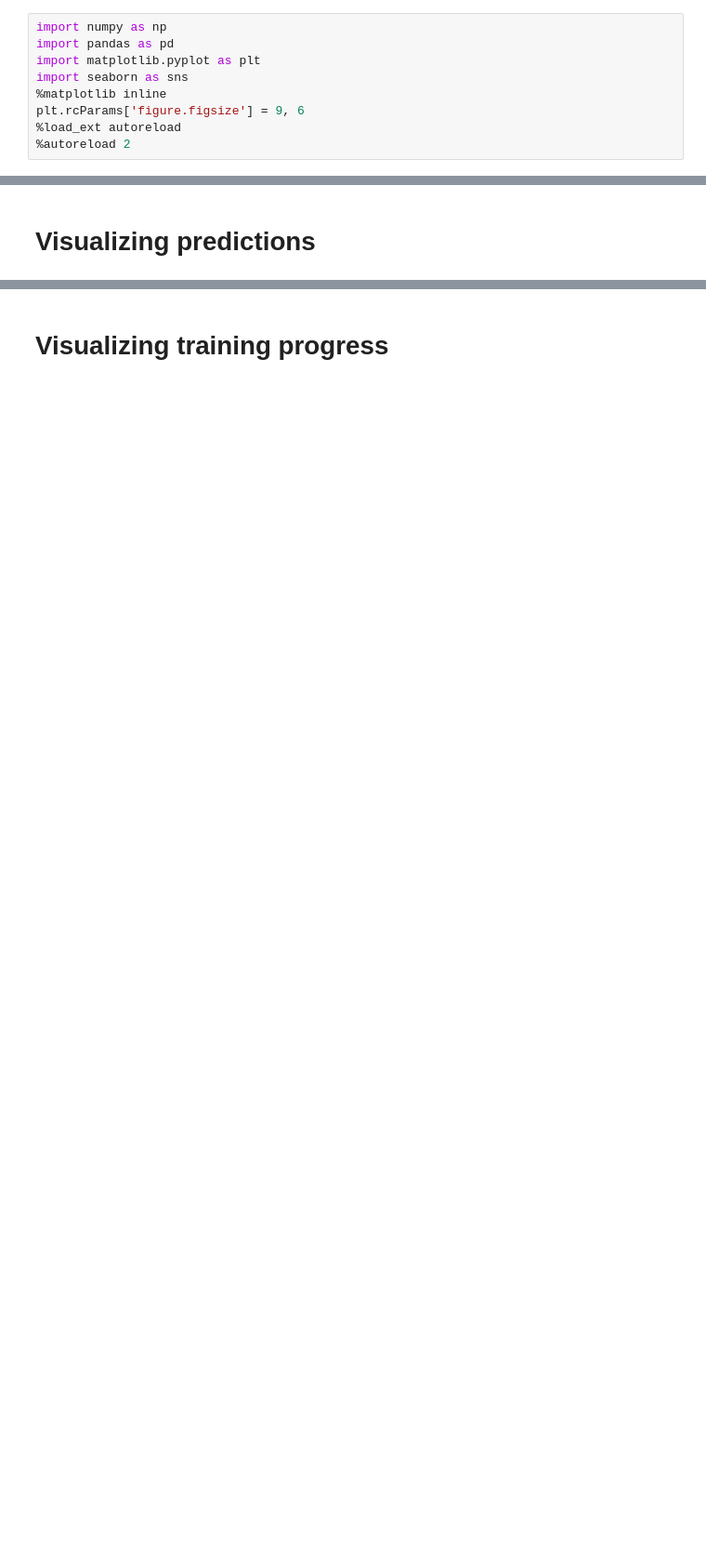
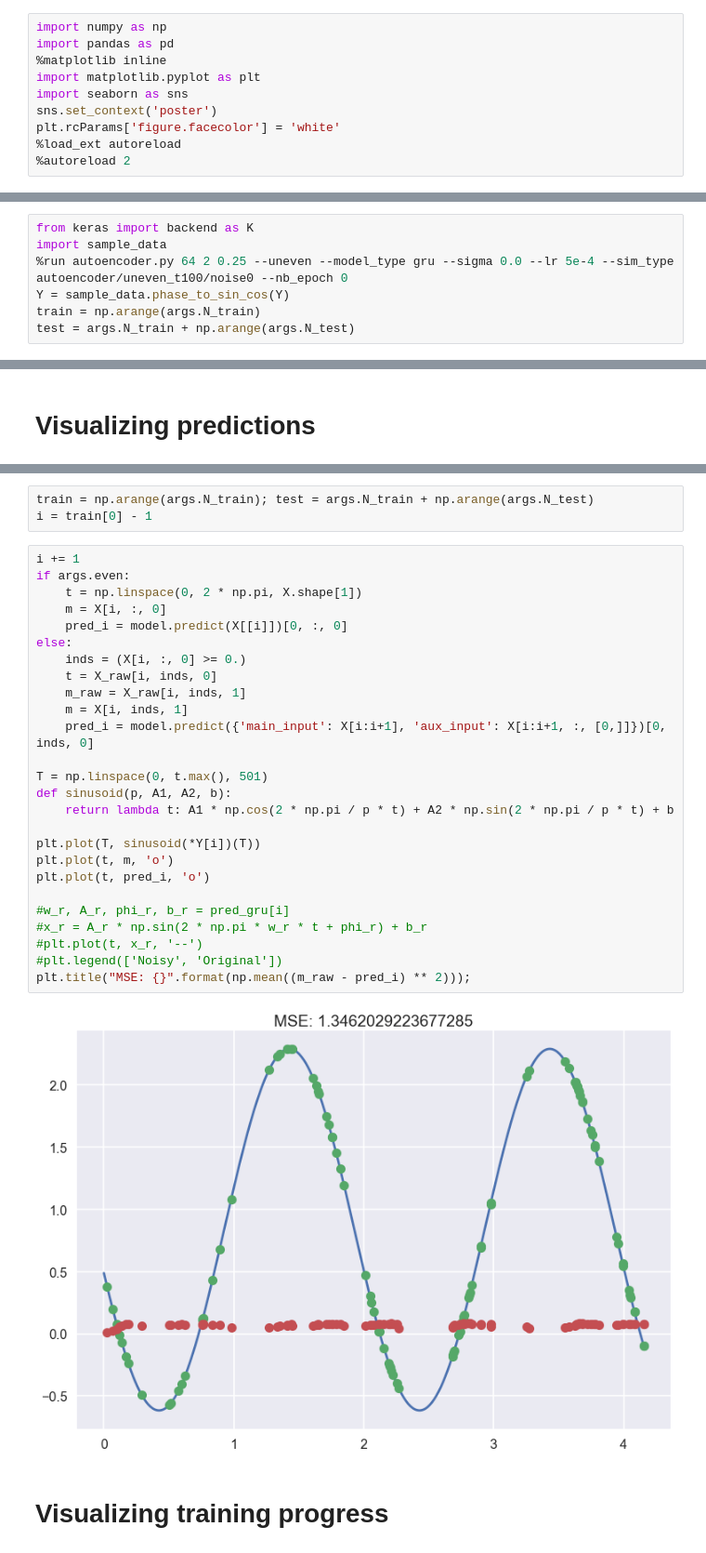
Before and after one commit to bnaul/timeflow, a Jupyter notebook: autoencoder.ipynb, the cells around one changed output, grey strips where cells are left out. Shown at 93% size. Drawn from its saved outputs; the diff is of its cells as text; blank space fills up the shorter version.

```diff
--- a/autoencoder.ipynb
+++ b/autoencoder.ipynb
@@ -1,10 +1,11 @@
 # %%
 import numpy as np
 import pandas as pd
+%matplotlib inline
 import matplotlib.pyplot as plt
 import seaborn as sns
-%matplotlib inline
-plt.rcParams['figure.figsize'] = 9, 6
+sns.set_context('poster')
+plt.rcParams['figure.facecolor'] = 'white'
 %load_ext autoreload
 %autoreload 2
 # %% [output]
@@ -19,0 +14,7 @@ test = args.N_train + np.arange(args.N_test)
+# %%
+from keras import backend as K
+import sample_data
+%run autoencoder.py 64 2 0.25 --uneven --model_type gru --sigma 0.0 --lr 5e-4 --sim_type autoencoder/uneven_t100/noise0 --nb_epoch 0
+Y = sample_data.phase_to_sin_cos(Y)
+train = np.arange(args.N_train)
+test = args.N_train + np.arange(args.N_test)
@@ -154,3 +40,34 @@ np.mean((m - m_gat) ** 2)
+# %%
+train = np.arange(args.N_train); test = args.N_train + np.arange(args.N_test)
+i = train[0] - 1
+# %%
+i += 1
+if args.even:
+    t = np.linspace(0, 2 * np.pi, X.shape[1])
+    m = X[i, :, 0]
+    pred_i = model.predict(X[[i]])[0, :, 0]
+else:
+    inds = (X[i, :, 0] >= 0.)
+    t = X_raw[i, inds, 0]
+    m_raw = X_raw[i, inds, 1]
+    m = X[i, inds, 1]
+    pred_i = model.predict({'main_input': X[i:i+1], 'aux_input': X[i:i+1, :, [0,]]})[0, inds, 0]
+
+T = np.linspace(0, t.max(), 501)
+def sinusoid(p, A1, A2, b):
+    return lambda t: A1 * np.cos(2 * np.pi / p * t) + A2 * np.sin(2 * np.pi / p * t) + b
+
+plt.plot(T, sinusoid(*Y[i])(T))
+plt.plot(t, m, 'o')
+plt.plot(t, pred_i, 'o')
+
+#w_r, A_r, phi_r, b_r = pred_gru[i]
+#x_r = A_r * np.sin(2 * np.pi * w_r * t + phi_r) + b_r
+#plt.plot(t, x_r, '--')
+#plt.legend(['Noisy', 'Original'])
+plt.title("MSE: {}".format(np.mean((m_raw - pred_i) ** 2)));
+# %% [output]
+[figure, added]
 # %% [markdown]
 # Visualizing training progress
 # %% [raw]
```
Also changed, not shown: parts of 29 cells of this notebook, 1 other file.
